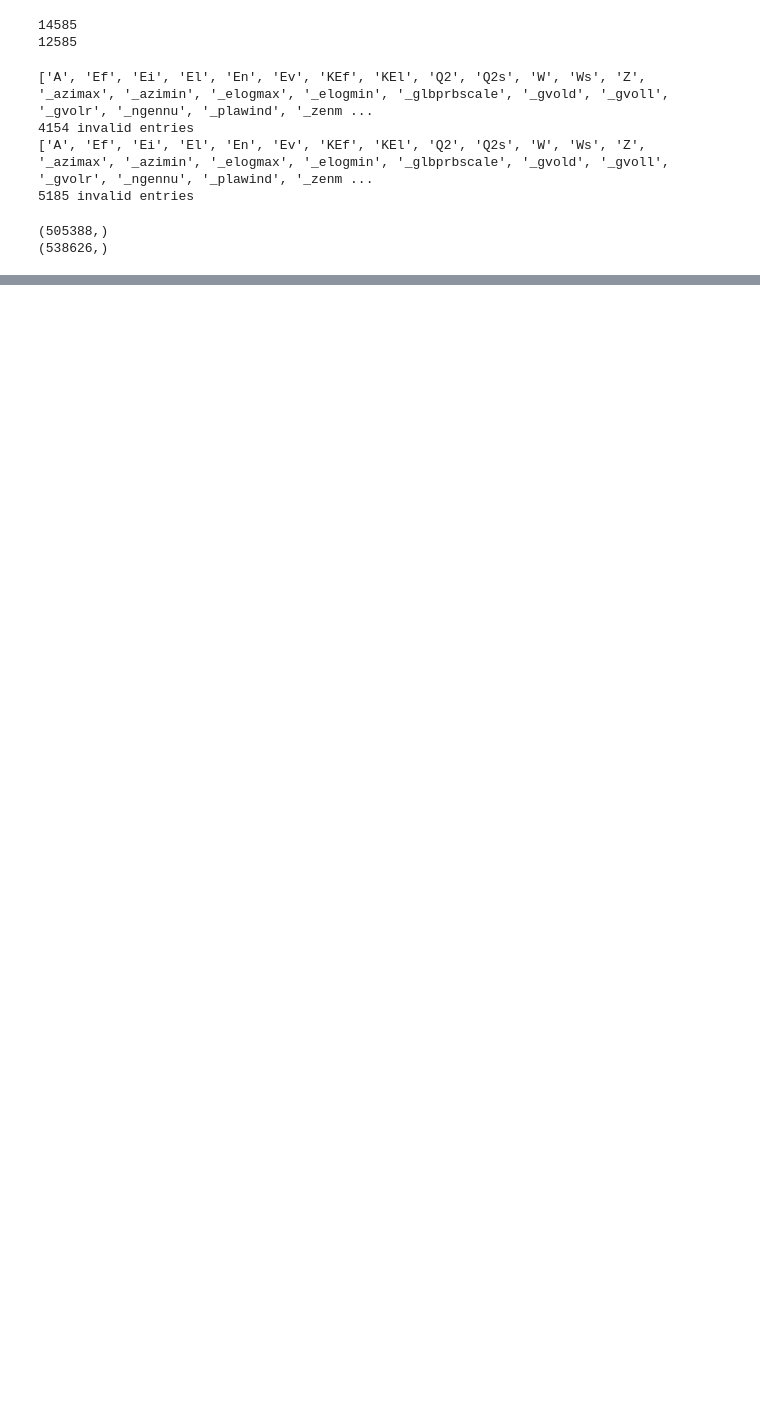
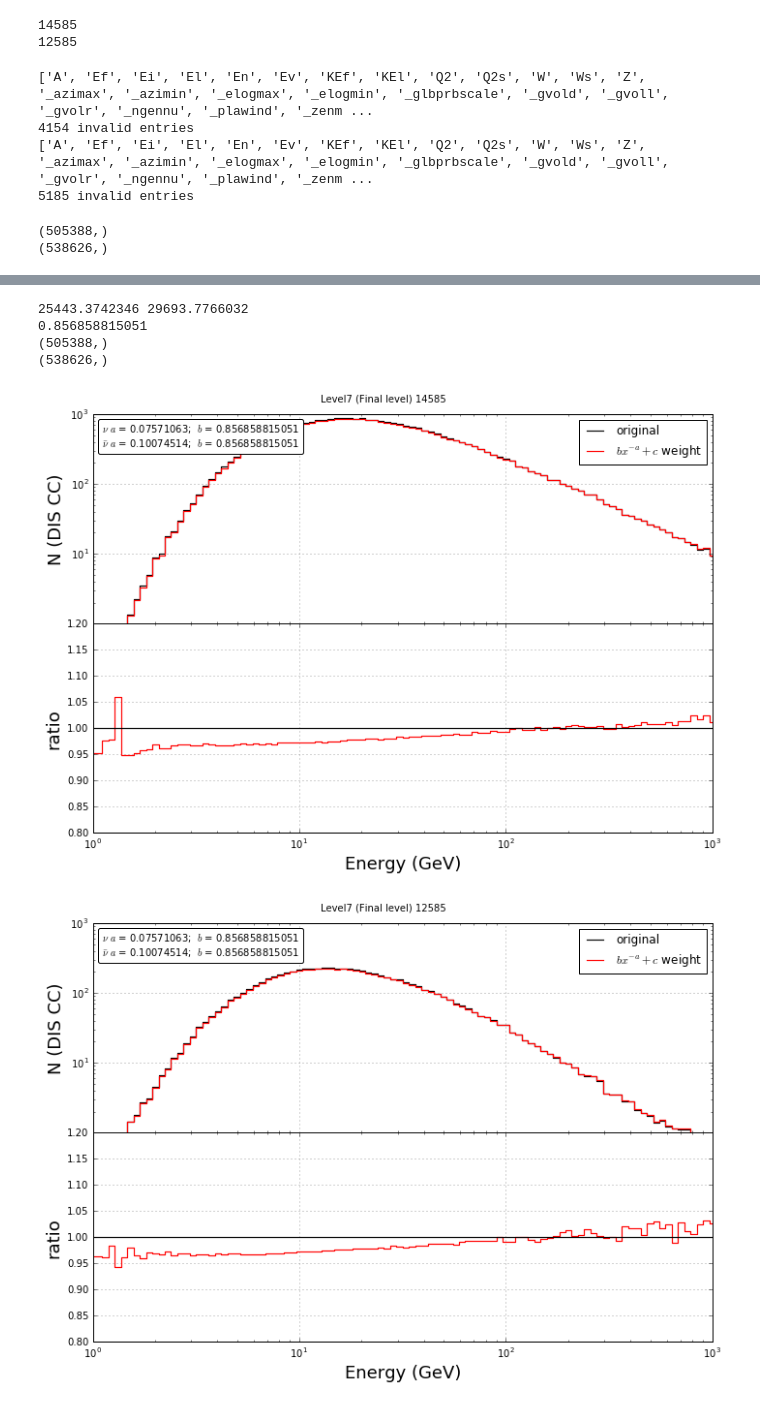
Before and after one commit to ShiveshM/dis_sys_xsec, a Jupyter notebook: NuTeV_L7.ipynb, the cells around one changed output, grey strips where cells are left out. Saved outputs shown, nothing was run; the diff lists cells and outputs as text; code cells hidden in the pictures; blank space fills up the shorter version.

```diff
--- a/NuTeV_L7.ipynb
+++ b/NuTeV_L7.ipynb
@@ -182,0 +183,51 @@ make_plot(e_hist, e_hist_w, binning, '12585+14585', 'N (DIS NC)', '12_14_energy_
+# %%
+def get_bin_sizes(bin_edges):
+    return np.abs(np.diff(bin_edges))
+# %%
+integral = np.sum(e_hist * get_bin_sizes(binning))
+integral_w = np.sum(e_hist_w * get_bin_sizes(binning))
+print(integral, integral_w)
+b = integral / integral_w
+print(b)
+
+b_bar = b
+for name in DATA_DICT.iterkeys():
+    nu_array = DATA_DICT[name]['pdg_array'] > 0
+    DATA_DICT[name]['weights'] = DATA_DICT[name]['weights_raw'] * (np.power(DATA_DICT[name]['x_array'], -a) * b)
+    DATA_DICT[name]['weights'][~nu_array] = DATA_DICT[name]['weights_raw'][~nu_array] \
+                                            * (np.power(DATA_DICT[name]['x_array'][~nu_array], -a_bar) * b_bar)
+    print(DATA_DICT[name]['weights'].shape)
+# %% [output]
+25443.3742346 29693.7766032
+0.856858815051
+(505388,)
+(538626,)
+# %%
+binning = np.logspace(0, 3, 100)
+
+disnc_energy = []
+disnc_weights = []
+disnc_weights_raw = []
+for name in DATA_DICT.iterkeys():
+    discc = (DATA_DICT[name]['dis_array'] & DATA_DICT[name]['cc_array'])
+    e_hist, edges = np.histogram(DATA_DICT[name]['energy_array'][discc], bins=binning,
+                                 weights=DATA_DICT[name]['weights_raw'][discc])
+    e_hist_w, edges = np.histogram(DATA_DICT[name]['energy_array'][discc], bins=binning,
+                                   weights=DATA_DICT[name]['weights'][discc])
+
+    make_plot(e_hist, e_hist_w, binning, name, 'N (DIS CC)', '{0}_energy_shift_discc.png'.format(name))
+
+    disnc = (DATA_DICT[name]['dis_array'] & ~DATA_DICT[name]['cc_array'])
+    disnc_energy.append(DATA_DICT[name]['energy_array'][disnc])
+    disnc_weights.append(DATA_DICT[name]['weights'][disnc])
+    disnc_weights_raw.append(DATA_DICT[name]['weights_raw'][disnc])
+
+disnc_energy, disnc_weights, disnc_weights_raw = map(np.hstack, (disnc_energy, disnc_weights, disnc_weights_raw))
+
+e_hist, edges = np.histogram(disnc_energy, bins=binning, weights=disnc_weights_raw)
+e_hist_w, edges = np.histogram(disnc_energy, bins=binning, weights=disnc_weights)
+
+make_plot(e_hist, e_hist_w, binning, '12585+14585', 'N (DIS NC)', '12_14_energy_shift_disnc.png')
+# %% [output]
+[figure, added]
+[figure, added]
```
Also changed, not shown: parts of 4 cells of this notebook, 6 other files.
